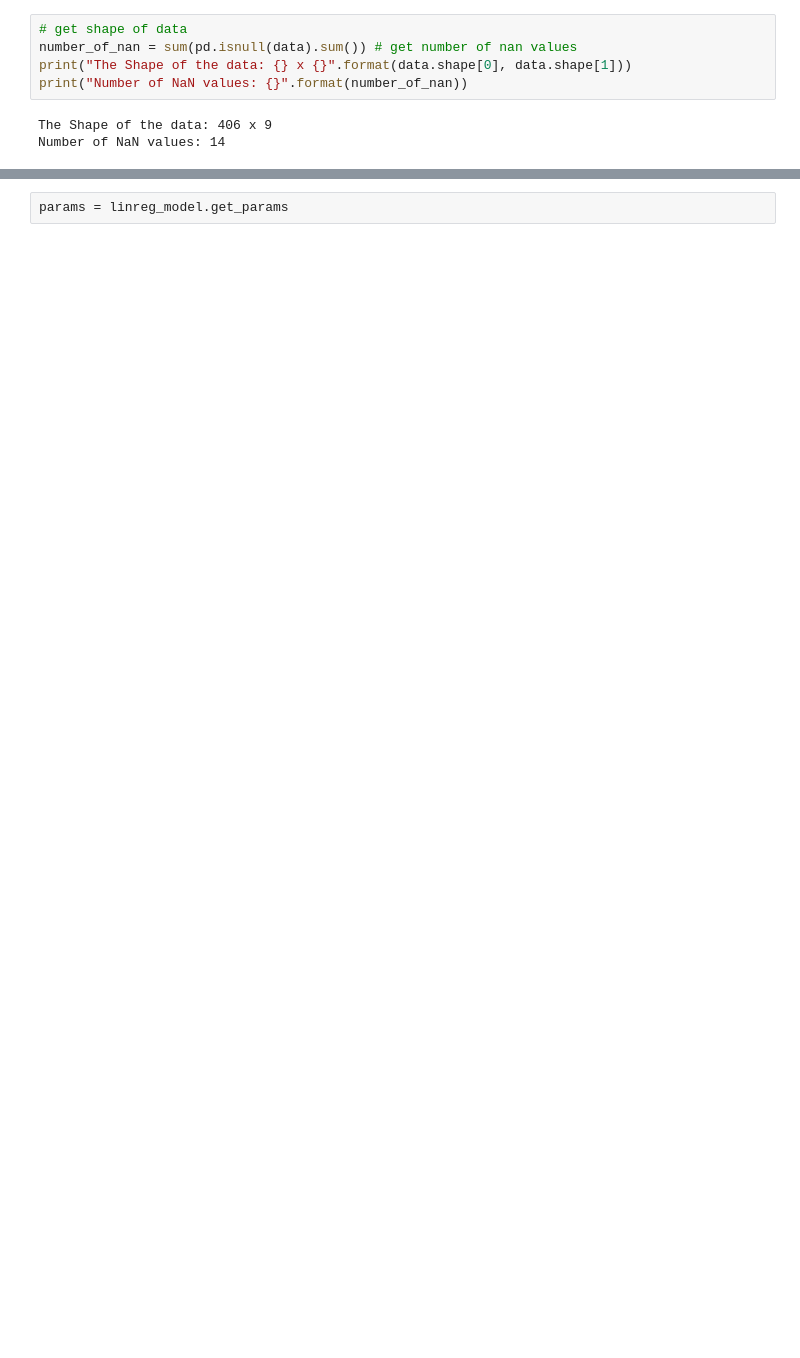
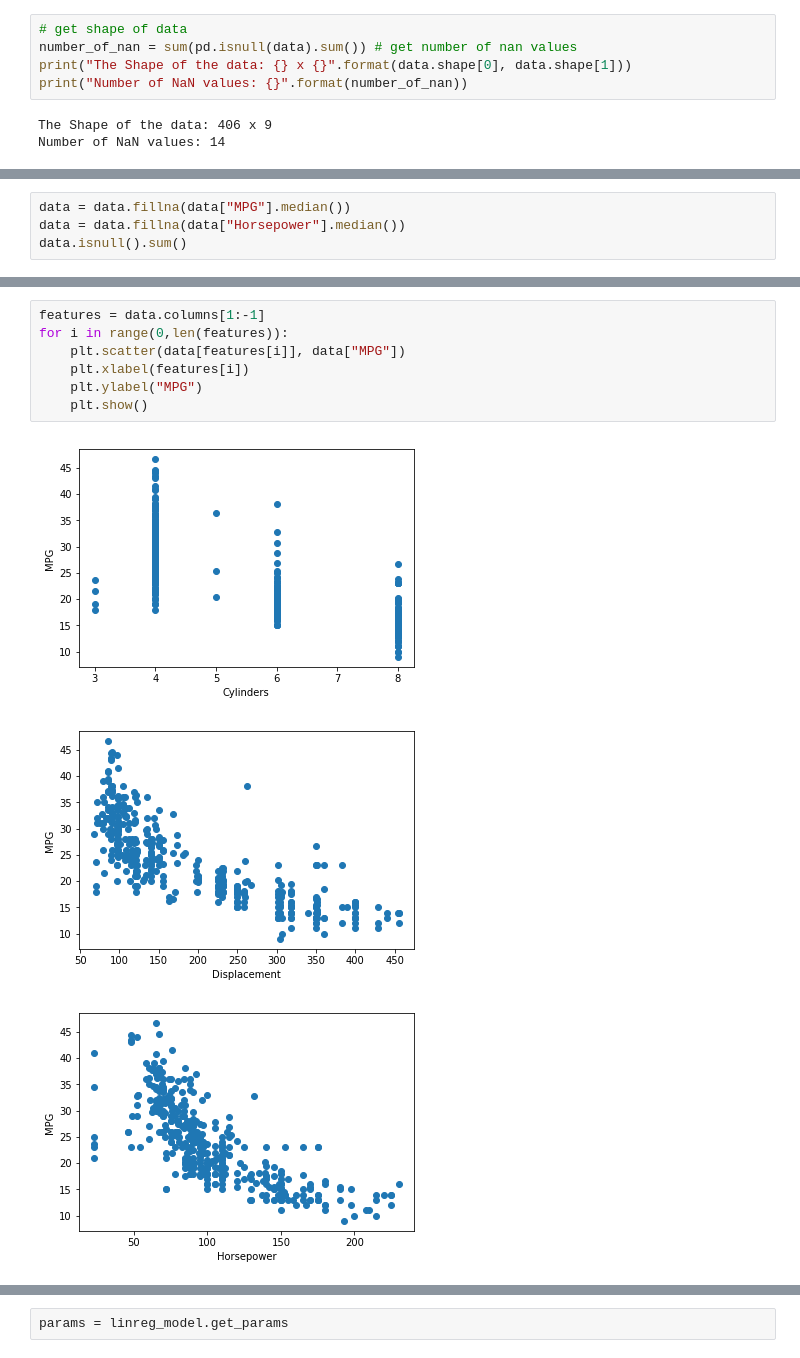
Before and after one commit to jjsimg/data_projects, a Jupyter notebook: mpg/mpg_analysis.ipynb, the cells around one changed output, grey strips where cells are left out. Saved outputs shown, nothing was run; the diff lists cells and outputs as text; blank space fills up the shorter version.

```diff
--- a/mpg/mpg_analysis.ipynb
+++ b/mpg/mpg_analysis.ipynb
@@ -50,0 +99,4 @@ Number of NaN values: 14
+# %%
+data = data.fillna(data["MPG"].median())
+data = data.fillna(data["Horsepower"].median())
+data.isnull().sum()
@@ -58,0 +130,11 @@ The Shape of the data when NaN is removed: 392 x 9
+# %%
+features = data.columns[1:-1]
+for i in range(0,len(features)):
+    plt.scatter(data[features[i]], data["MPG"])
+    plt.xlabel(features[i])
+    plt.ylabel("MPG")
+    plt.show()
+# %% [output]
+[figure, added]
+[figure, added]
+[figure, added]
```
Also changed, not shown: parts of 29 cells of this notebook.
